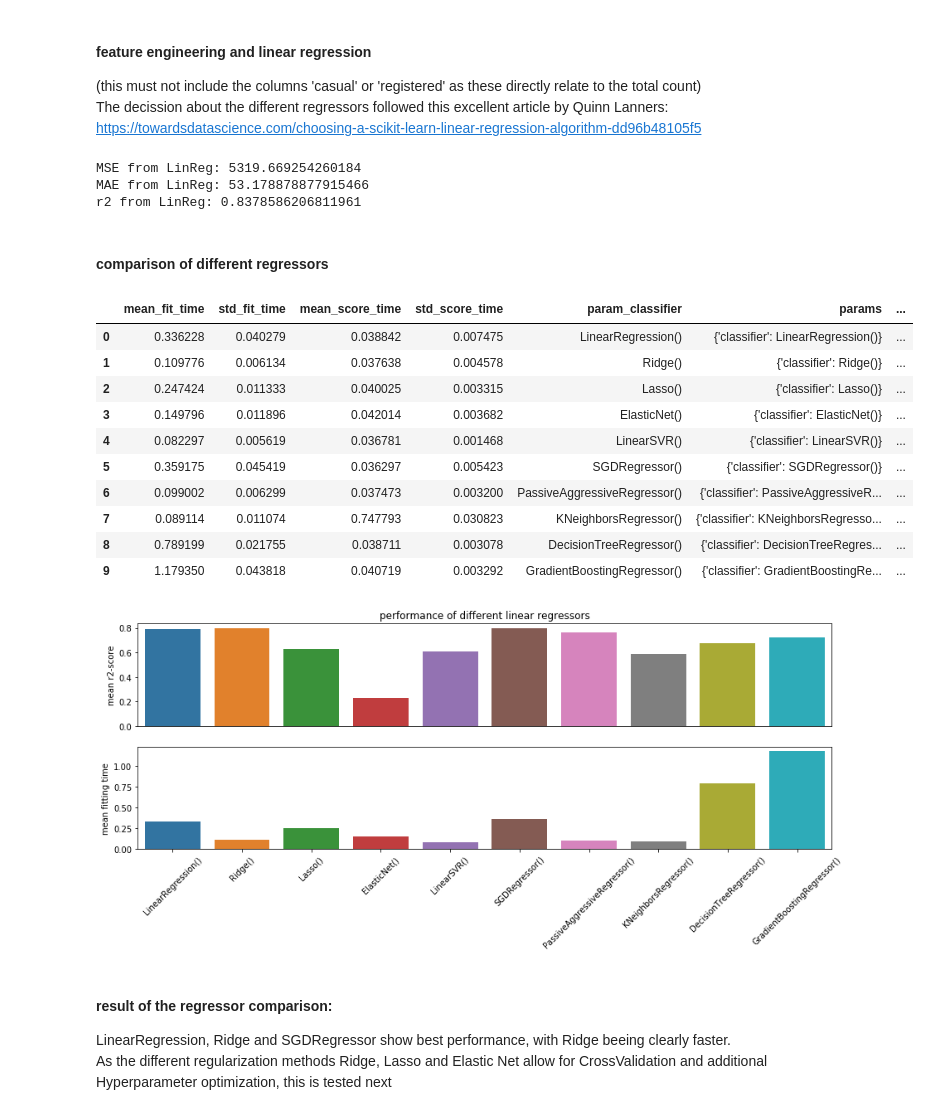
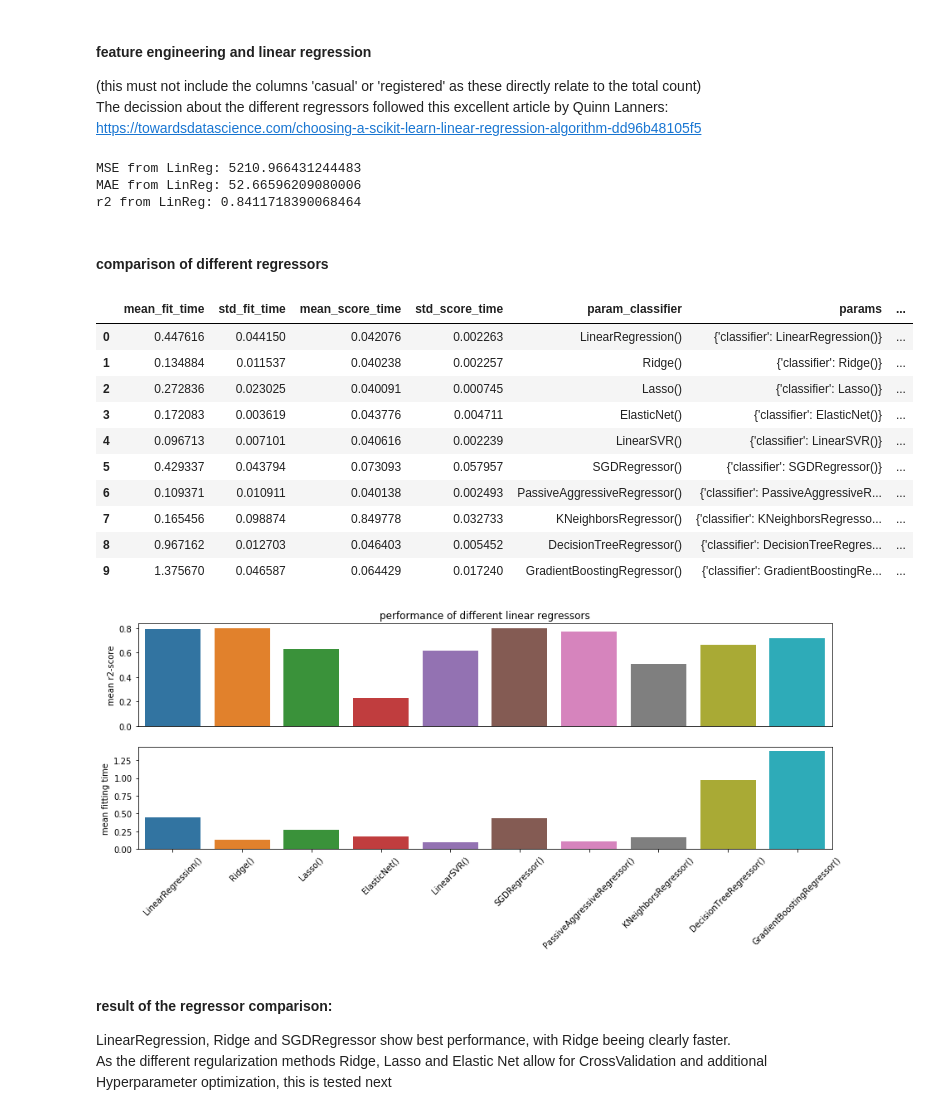
Before and after one commit to mkoeppel/Bicycle_Ridge, a Jupyter notebook: Linear_Regression_Assessment_Kaggle_CapitalBikeShare.ipynb, the cells around one changed output. Saved outputs shown, nothing was run; the diff lists cells and outputs as text; code cells hidden in the pictures.

```diff
--- a/Linear_Regression_Assessment_Kaggle_CapitalBikeShare.ipynb
+++ b/Linear_Regression_Assessment_Kaggle_CapitalBikeShare.ipynb
@@ -178,20 +199,20 @@ time_transformer = Pipeline(steps=[
     ('polynomial', PolynomialFeatures(interaction_only=True, include_bias=False))
     ])
 
-# the numeric parameters windspeed and atemp are scaled to a mean-value of 0 and a variance of 1
-numeric_features = ['windspeed', 'atemp']
+# the numeric parameters windspeed and temp are scaled to a mean-value of 0 and a variance of 1
+numeric_features = ['windspeed', 'temp']
 numeric_transformer = Pipeline(steps=[
     ('scaler', StandardScaler()),
     ])
 
 # categorical feature weather is onehot-encoded
-categorical_features = ['weather']
+categorical_features = ['weather', 'season']
 categorical_transformer = Pipeline(steps=[
     ('onehot', OneHotEncoder(handle_unknown='ignore'))
     ])
 
 # three more interacting features are defined: (humidity and workingday), (workingday and temp), and (workingday and season), all are onehot-encoded afterwards
-interact_features1 = ['humidity' ,'workingday']
+interact_features1 = ['workingday', 'humidity']
 interaction_transformer1 = Pipeline(steps=[
     ('polynomial1', PolynomialFeatures(interaction_only = True, include_bias=False)),
     ('onehot', OneHotEncoder(handle_unknown='ignore'))
@@ -208,6 +229,12 @@ interaction_transformer3 = Pipeline(steps=[
     ('polynomial3', PolynomialFeatures(interaction_only = True, include_bias=False)),
     ('onehot', OneHotEncoder(handle_unknown='ignore'))
     ])
+
+interact_features4 = ['workingday' ,'windspeed']
+interaction_transformer4 = Pipeline(steps=[
+    ('polynomial4', PolynomialFeatures(interaction_only = True, include_bias=False)),
+    ('onehot', OneHotEncoder(handle_unknown='ignore'))
+    ])
 # %%
 preprocessor = ColumnTransformer(
     transformers=[
@@ -216,7 +243,8 @@ preprocessor = ColumnTransformer(
         ('cat', categorical_transformer, categorical_features),
         ('polynomial1', interaction_transformer1, interact_features1),
         ('polynomial2', interaction_transformer2, interact_features2),
-        ('polynomial3', interaction_transformer3, interact_features3)
+        ('polynomial3', interaction_transformer3, interact_features3),
+        ('polynomial4', interaction_transformer4, interact_features4)
         ])
 # %%
 p = Pipeline(steps=[('preprocessor', preprocessor),
@@ -225,13 +253,13 @@ p = Pipeline(steps=[('preprocessor', preprocessor),
 # %%
 p.fit(Xtrain, ytrain)
 ypred_train = p.predict(Xtrain)
-print(f'MSE from LinReg: ' + str(mean_squared_error(ytrain, ypred_train)))
+print('MSE from LinReg: ' + str(mean_squared_error(ytrain, ypred_train)))
 print('MAE from LinReg: ' + str(mean_absolute_error(ytrain, ypred_train)))
 print('r2 from LinReg: ' + str(r2_score(ytrain, ypred_train)))
 # %% [output]
-MSE from LinReg: 5319.669254260184
-MAE from LinReg: 53.178878877915466
-r2 from LinReg: 0.8378586206811961
+MSE from LinReg: 5210.966431244483
+MAE from LinReg: 52.66596209080006
+r2 from LinReg: 0.8411718390068464
 # %% [markdown]
 #### comparison of different regressors
 # %%
@@ -240,21 +268,21 @@ param_grid_reg = {
 }
 grid_search_reg = GridSearchCV(p, param_grid_reg)
 # %%
-#grid_search_reg.fit(Xtrain, ytrain)
+grid_search_reg.fit(Xtrain, ytrain)
 GS_reg = pd.DataFrame(grid_search_reg.cv_results_)
 GS_reg
 # %% [output]
 |  | mean_fit_time | std_fit_time | mean_score_time | std_score_time | param_classifier | params | ... |
-| 0 | 0.336228 | 0.040279 | 0.038842 | 0.007475 | LinearRegression() | {'classifier': LinearRegression()} | ... |
-| 1 | 0.109776 | 0.006134 | 0.037638 | 0.004578 | Ridge() | {'classifier': Ridge()} | ... |
-| 2 | 0.247424 | 0.011333 | 0.040025 | 0.003315 | Lasso() | {'classifier': Lasso()} | ... |
-| 3 | 0.149796 | 0.011896 | 0.042014 | 0.003682 | ElasticNet() | {'classifier': ElasticNet()} | ... |
-| 4 | 0.082297 | 0.005619 | 0.036781 | 0.001468 | LinearSVR() | {'classifier': LinearSVR()} | ... |
-| 5 | 0.359175 | 0.045419 | 0.036297 | 0.005423 | SGDRegressor() | {'classifier': SGDRegressor()} | ... |
-| 6 | 0.099002 | 0.006299 | 0.037473 | 0.003200 | PassiveAggressiveRegressor() | {'classifier': PassiveAggressiveR... | ... |
-| 7 | 0.089114 | 0.011074 | 0.747793 | 0.030823 | KNeighborsRegressor() | {'classifier': KNeighborsRegresso... | ... |
-| 8 | 0.789199 | 0.021755 | 0.038711 | 0.003078 | DecisionTreeRegressor() | {'classifier': DecisionTreeRegres... | ... |
-| 9 | 1.179350 | 0.043818 | 0.040719 | 0.003292 | GradientBoostingRegressor() | {'classifier': GradientBoostingRe... | ... |
+| 0 | 0.447616 | 0.044150 | 0.042076 | 0.002263 | LinearRegression() | {'classifier': LinearRegression()} | ... |
+| 1 | 0.134884 | 0.011537 | 0.040238 | 0.002257 | Ridge() | {'classifier': Ridge()} | ... |
+| 2 | 0.272836 | 0.023025 | 0.040091 | 0.000745 | Lasso() | {'classifier': Lasso()} | ... |
+| 3 | 0.172083 | 0.003619 | 0.043776 | 0.004711 | ElasticNet() | {'classifier': ElasticNet()} | ... |
+| 4 | 0.096713 | 0.007101 | 0.040616 | 0.002239 | LinearSVR() | {'classifier': LinearSVR()} | ... |
+| 5 | 0.429337 | 0.043794 | 0.073093 | 0.057957 | SGDRegressor() | {'classifier': SGDRegressor()} | ... |
+| 6 | 0.109371 | 0.010911 | 0.040138 | 0.002493 | PassiveAggressiveRegressor() | {'classifier': PassiveAggressiveR... | ... |
+| 7 | 0.165456 | 0.098874 | 0.849778 | 0.032733 | KNeighborsRegressor() | {'classifier': KNeighborsRegresso... | ... |
+| 8 | 0.967162 | 0.012703 | 0.046403 | 0.005452 | DecisionTreeRegressor() | {'classifier': DecisionTreeRegres... | ... |
+| 9 | 1.375670 | 0.046587 | 0.064429 | 0.017240 | GradientBoostingRegressor() | {'classifier': GradientBoostingRe... | ... |
 # %%
 # for plotting perfomance of different regressors:
 GS_reg = GS_reg.stack().unstack(0).reset_index()
@@ -273,7 +301,7 @@ ax2.set_ylabel('mean fitting time')
 ax2.set_xticklabels(ax2.get_xticklabels(), rotation=45)
 plt.show()
 # %% [output]
-[figure, old version]
+[figure, new version]
 # %% [markdown]
 #### result of the regressor comparison:
 LinearRegression, Ridge and SGDRegressor show best performance, with Ridge beeing clearly faster. \
```
Also changed, not shown: parts of 16 cells of this notebook.
